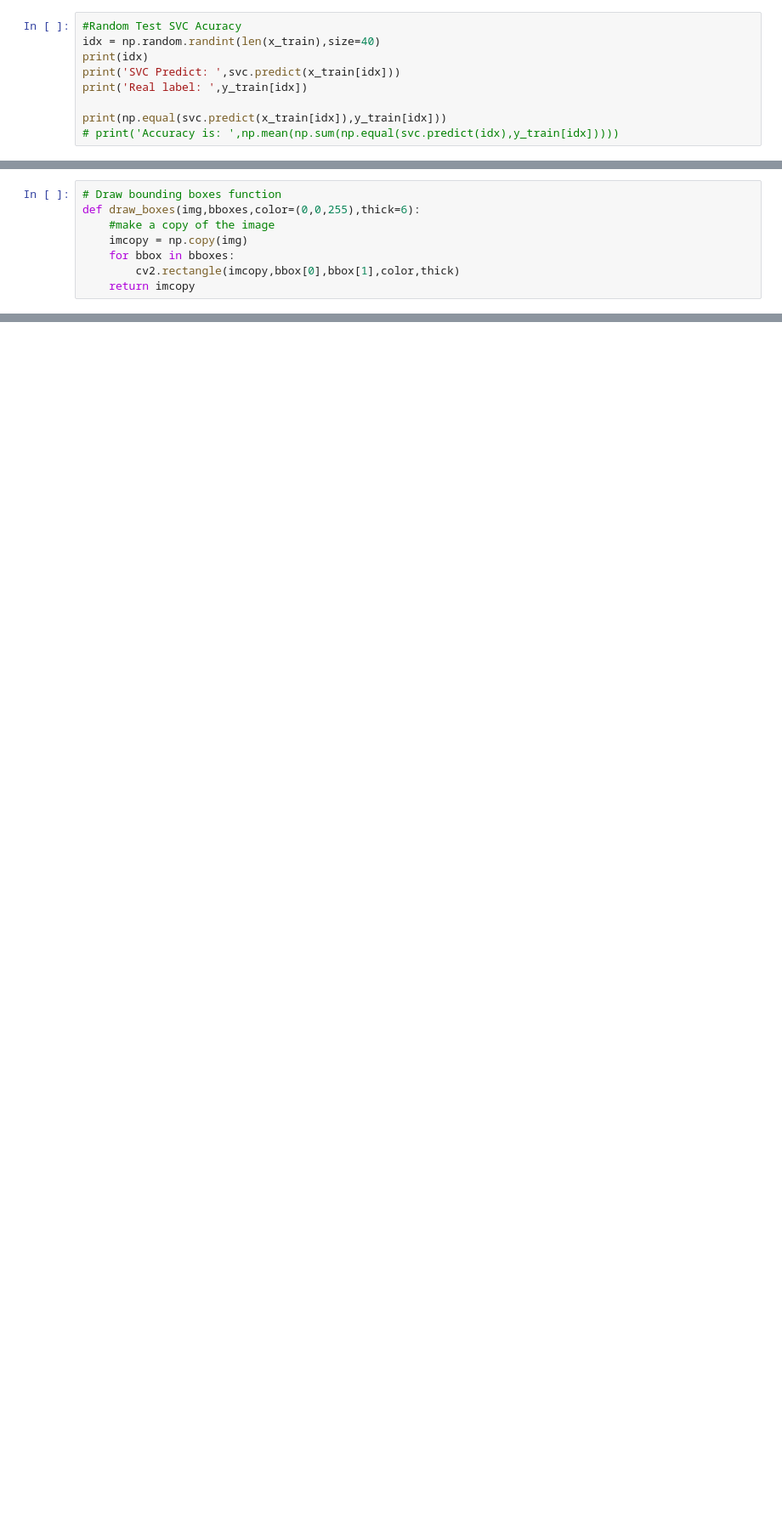
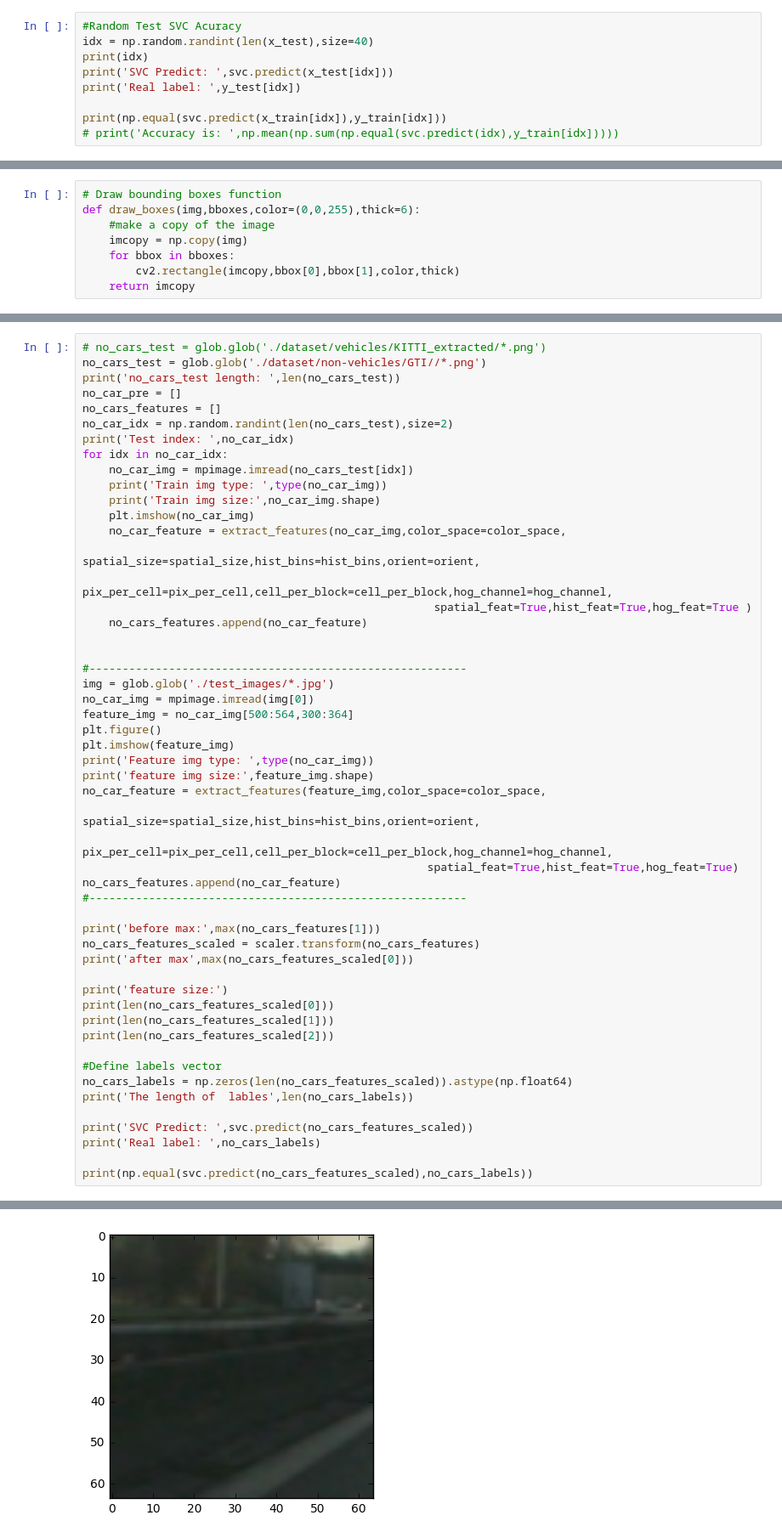
Before and after one commit to xtsxisaxns/Vehicle-Detection, a Jupyter notebook: vehicle-detection.ipynb, the cells around one changed output, grey strips where cells are left out. Shown at 85% size. Saved outputs shown, nothing was run; the diff lists cells and outputs as text; blank space fills up the shorter version.

```diff
--- a/vehicle-detection.ipynb
+++ b/vehicle-detection.ipynb
@@ -295,10 +297,10 @@ Real label:  [ 1.  1.  0.  0.  0.  1.  0.  0.  1.  1.]
 0.01  seconds used to pridicet  10  samples
 # %%
 #Random Test SVC Acuracy
-idx = np.random.randint(len(x_train),size=40)
+idx = np.random.randint(len(x_test),size=40)
 print(idx)
-print('SVC Predict: ',svc.predict(x_train[idx]))
-print('Real label: ',y_train[idx])
+print('SVC Predict: ',svc.predict(x_test[idx]))
+print('Real label: ',y_test[idx])
 
 print(np.equal(svc.predict(x_train[idx]),y_train[idx]))
 # print('Accuracy is: ',np.mean(np.sum(np.equal(svc.predict(idx),y_train[idx]))))
@@ -570,0 +627,53 @@ pre_true:  324
+# %%
+# no_cars_test = glob.glob('./dataset/vehicles/KITTI_extracted/*.png')
+no_cars_test = glob.glob('./dataset/non-vehicles/GTI//*.png')
+print('no_cars_test length: ',len(no_cars_test))
+no_car_pre = []
+no_cars_features = []
+no_car_idx = np.random.randint(len(no_cars_test),size=2)
+print('Test index: ',no_car_idx)
+for idx in no_car_idx:
+    no_car_img = mpimage.imread(no_cars_test[idx])
+    print('Train img type: ',type(no_car_img))
+    print('Train img size:',no_car_img.shape)
+    plt.imshow(no_car_img)
+    no_car_feature = extract_features(no_car_img,color_space=color_space,
+                                                   spatial_size=spatial_size,hist_bins=hist_bins,orient=orient,
+                                                    pix_per_cell=pix_per_cell,cell_per_block=cell_per_block,hog_channel=hog_channel,
+                                                     spatial_feat=True,hist_feat=True,hog_feat=True )
+    no_cars_features.append(no_car_feature)
+
+
+#---------------------------------------------------------
+img = glob.glob('./test_images/*.jpg')
+no_car_img = mpimage.imread(img[0])
+feature_img = no_car_img[500:564,300:364]
+plt.figure()
+plt.imshow(feature_img)
+print('Feature img type: ',type(no_car_img))
+print('feature img size:',feature_img.shape)
+no_car_feature = extract_features(feature_img,color_space=color_space,
+                                                   spatial_size=spatial_size,hist_bins=hist_bins,orient=orient,
+                                                    pix_per_cell=pix_per_cell,cell_per_block=cell_per_block,hog_channel=hog_channel,
+                                                    spatial_feat=True,hist_feat=True,hog_feat=True)
+no_cars_features.append(no_car_feature)
+#---------------------------------------------------------
+
+print('before max:',max(no_cars_features[1]))
+no_cars_features_scaled = scaler.transform(no_cars_features)
+print('after max',max(no_cars_features_scaled[0]))
+
+print('feature size:')
+print(len(no_cars_features_scaled[0]))
+print(len(no_cars_features_scaled[1]))
+print(len(no_cars_features_scaled[2]))
+
+#Define labels vector
+no_cars_labels = np.zeros(len(no_cars_features_scaled)).astype(np.float64)
+print('The length of  lables',len(no_cars_labels))
+
+print('SVC Predict: ',svc.predict(no_cars_features_scaled))
+print('Real label: ',no_cars_labels)
+
+print(np.equal(svc.predict(no_cars_features_scaled),no_cars_labels))
+# %% [output]
@@ -570,0 +698 @@ pre_true:  324
+[figure, added]
```
Also changed, not shown: parts of 13 cells of this notebook.
